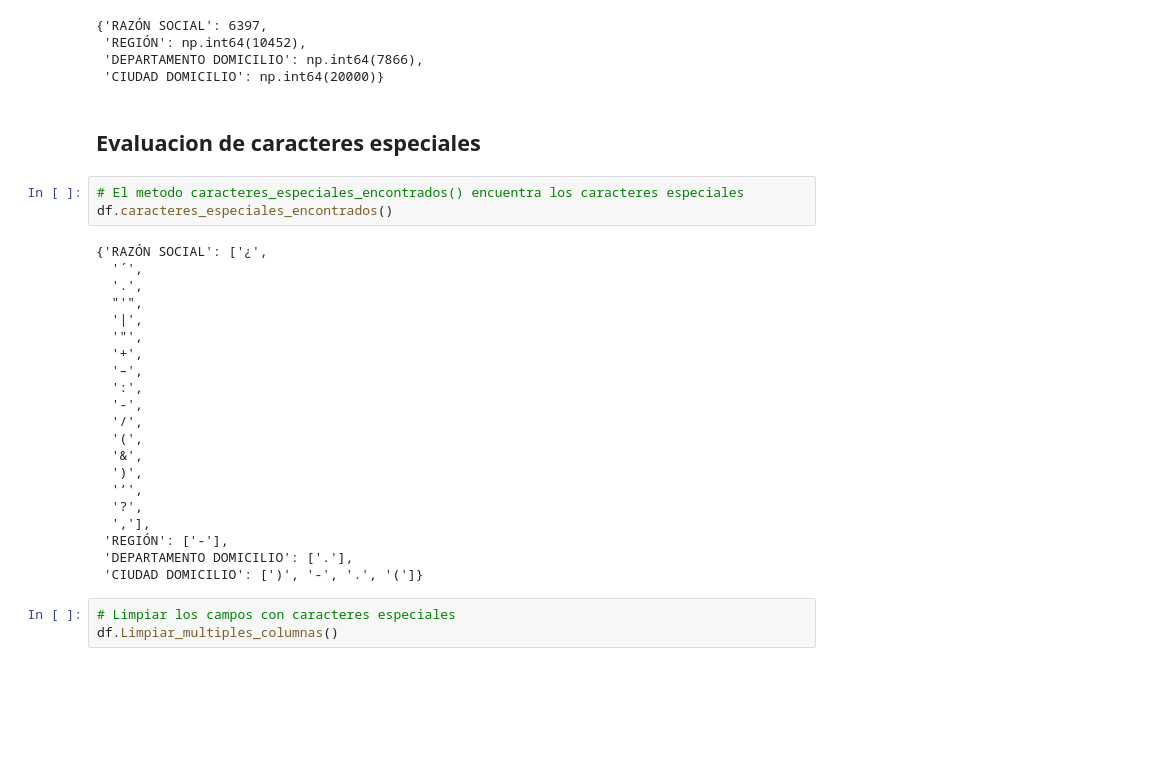
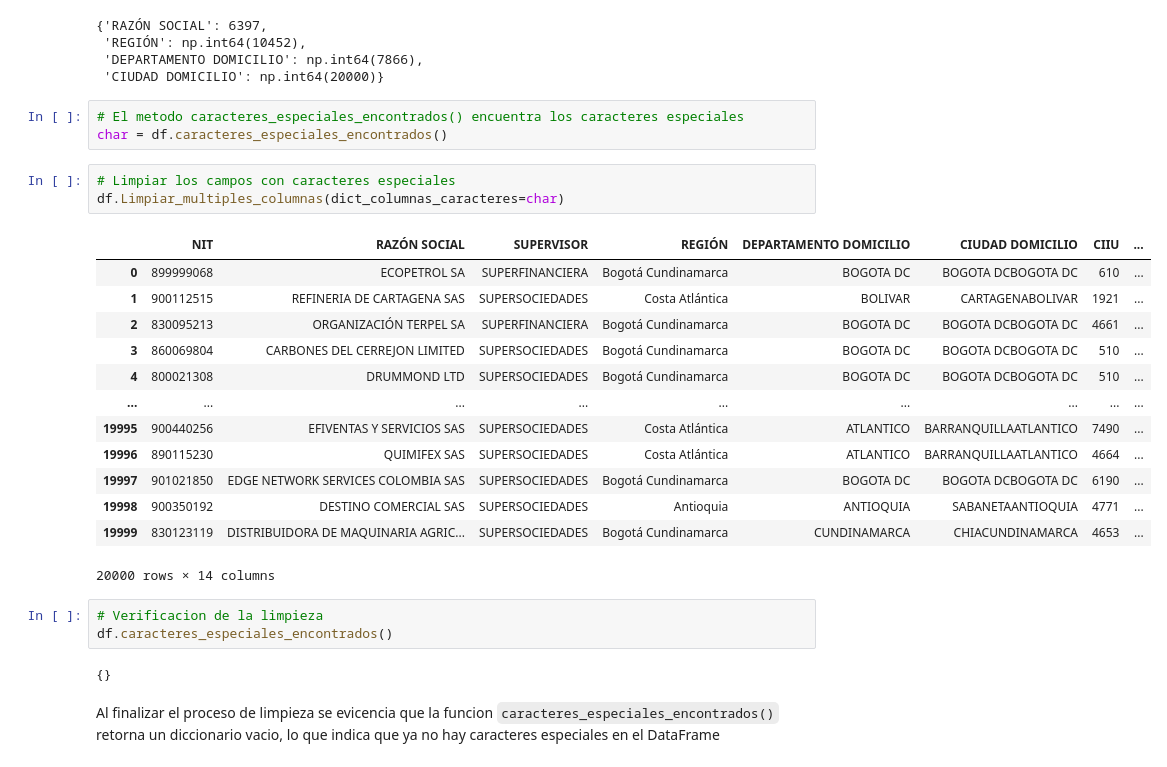
Before and after one commit to Nicolas20Torres/Guia_2, a Jupyter notebook: guia_2.ipynb, the cells around one changed output. Cells and saved outputs as stored; diff of their text form; blank space fills up the shorter version.

````diff
--- a/guia_2.ipynb
+++ b/guia_2.ipynb
@@ -116,32 +174,30 @@ df.resumen_caracteres_especiales()
  'REGIÓN': np.int64(10452),
  'DEPARTAMENTO DOMICILIO': np.int64(7866),
  'CIUDAD DOMICILIO': np.int64(20000)}
-# %% [markdown]
-## Evaluacion de caracteres especiales
 # %%
 # El metodo caracteres_especiales_encontrados() encuentra los caracteres especiales
-df.caracteres_especiales_encontrados()
+char = df.caracteres_especiales_encontrados()
-# %% [output]
-{'RAZÓN SOCIAL': ['¿',
-  '´',
-  '.',
-  "'",
-  '|',
-  '"',
-  '+',
-  '–',
-  ':',
-  '-',
-  '/',
-  '(',
-  '&',
-  ')',
-  '’',
-  '?',
-  ','],
- 'REGIÓN': ['-'],
- 'DEPARTAMENTO DOMICILIO': ['.'],
- 'CIUDAD DOMICILIO': [')', '-', '.', '(']}
 # %%
 # Limpiar los campos con caracteres especiales
-df.Limpiar_multiples_columnas()
+df.Limpiar_multiples_columnas(dict_columnas_caracteres=char)
+# %% [output]
+|  | NIT | RAZÓN SOCIAL | SUPERVISOR | REGIÓN | DEPARTAMENTO DOMICILIO | CIUDAD DOMICILIO | CIIU | ... |
+| 0 | 899999068 | ECOPETROL SA | SUPERFINANCIERA | Bogotá Cundinamarca | BOGOTA DC | BOGOTA DCBOGOTA DC | 610 | ... |
+| 1 | 900112515 | REFINERIA DE CARTAGENA SAS | SUPERSOCIEDADES | Costa Atlántica | BOLIVAR | CARTAGENABOLIVAR | 1921 | ... |
+| 2 | 830095213 | ORGANIZACIÓN TERPEL SA | SUPERFINANCIERA | Bogotá Cundinamarca | BOGOTA DC | BOGOTA DCBOGOTA DC | 4661 | ... |
+| 3 | 860069804 | CARBONES DEL CERREJON LIMITED | SUPERSOCIEDADES | Bogotá Cundinamarca | BOGOTA DC | BOGOTA DCBOGOTA DC | 510 | ... |
+| 4 | 800021308 | DRUMMOND LTD | SUPERSOCIEDADES | Bogotá Cundinamarca | BOGOTA DC | BOGOTA DCBOGOTA DC | 510 | ... |
+| ... | ... | ... | ... | ... | ... | ... | ... | ... |
+| 19995 | 900440256 | EFIVENTAS Y SERVICIOS SAS | SUPERSOCIEDADES | Costa Atlántica | ATLANTICO | BARRANQUILLAATLANTICO | 7490 | ... |
+| 19996 | 890115230 | QUIMIFEX SAS | SUPERSOCIEDADES | Costa Atlántica | ATLANTICO | BARRANQUILLAATLANTICO | 4664 | ... |
+| 19997 | 901021850 | EDGE NETWORK SERVICES COLOMBIA SAS | SUPERSOCIEDADES | Bogotá Cundinamarca | BOGOTA DC | BOGOTA DCBOGOTA DC | 6190 | ... |
+| 19998 | 900350192 | DESTINO COMERCIAL SAS | SUPERSOCIEDADES | Antioquia | ANTIOQUIA | SABANETAANTIOQUIA | 4771 | ... |
+| 19999 | 830123119 | DISTRIBUIDORA DE MAQUINARIA AGRIC... | SUPERSOCIEDADES | Bogotá Cundinamarca | CUNDINAMARCA | CHIACUNDINAMARCA | 4653 | ... |
+20000 rows × 14 columns
+# %%
+# Verificacion de la limpieza
+df.caracteres_especiales_encontrados()
+# %% [output]
+{}
+# %% [markdown]
+Al finalizar el proceso de limpieza se evicencia que la funcion ```caracteres_especiales_encontrados()``` retorna un diccionario vacio, lo que indica que ya no hay caracteres especiales en el DataFrame
````
Also changed, not shown: parts of 5 cells of this notebook, 1 other file.
